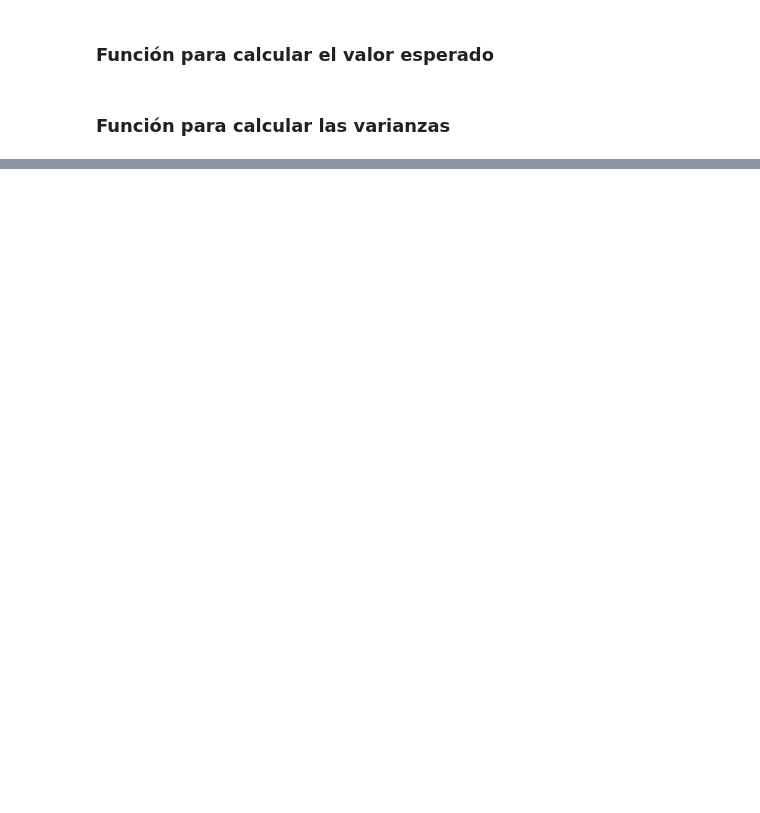
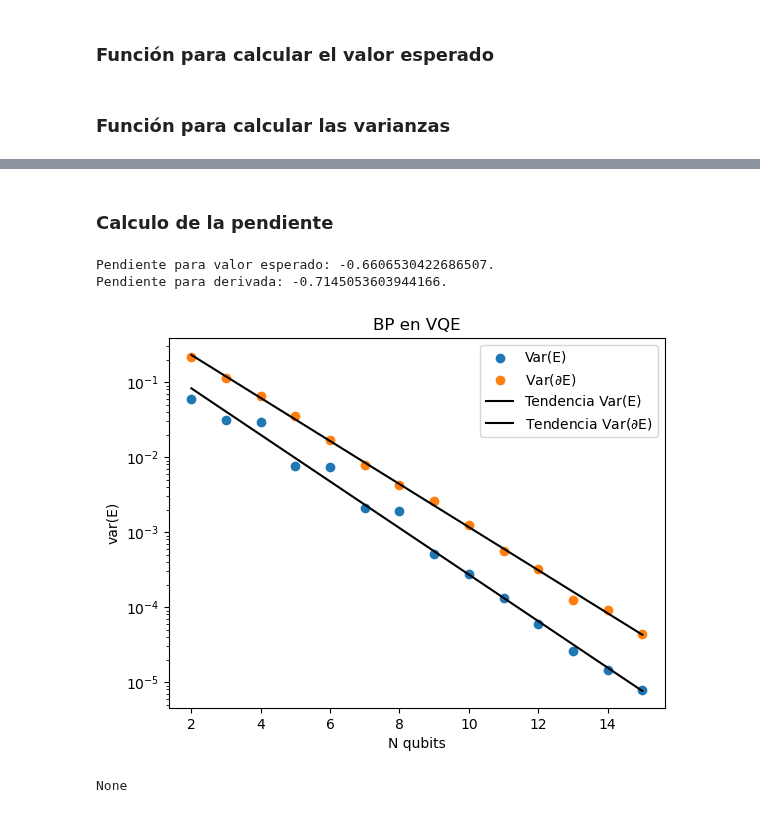
Before and after one commit to JLSM02/QML-Avoiding-BP, a Jupyter notebook: Z1Z2/Z1Z2-Observable-BP.ipynb, the cells around one changed output, grey strips where cells are left out. Cells and saved outputs as stored; diff of their text form; code cells hidden in the pictures; blank space fills up the shorter version.

```diff
--- a/Z1Z2/Z1Z2-Observable-BP.ipynb
+++ b/Z1Z2/Z1Z2-Observable-BP.ipynb
@@ -235,0 +226,31 @@ None
+# %% [markdown]
+### Calculo de la pendiente
+# %%
+deriv = linregress(data[:,2], np.log(data[:,1]))
+
+value = linregress(data[:,2], np.log(data[:,0]))
+
+print(f"Pendiente para valor esperado: {value[0]}.")
+print(f"Pendiente para derivada: {deriv[0]}.")
+
+
+fig, ax = plt.subplots()
+ax.scatter(data[:,2], data[:,1], label="Var(E)")
+ax.scatter(data[:,2], data[:,0], label=r"Var($\partial$E)")
+
+base = np.linspace(2, max_qubits, 100)
+
+ax.plot(base, np.exp(value[0]*base+value[1]), color="black", label="Tendencia Var(E)")
+ax.plot(base, np.exp(deriv[0]*base+deriv[1]), color="black", label=r"Tendencia Var($\partial$E)")
+
+ax.set_xlabel("N qubits")
+ax.set_ylabel("var(E)")
+ax.set_title(f"BP en VQE")
+ax.set_yscale("log")
+ax.legend()
+display(plt.show())
+# %% [output]
+Pendiente para valor esperado: -0.6606530422686507.
+Pendiente para derivada: -0.7145053603944166.
+[figure, added]
+None
```
Also changed, not shown: parts of 6 cells of this notebook, 1 other file.
